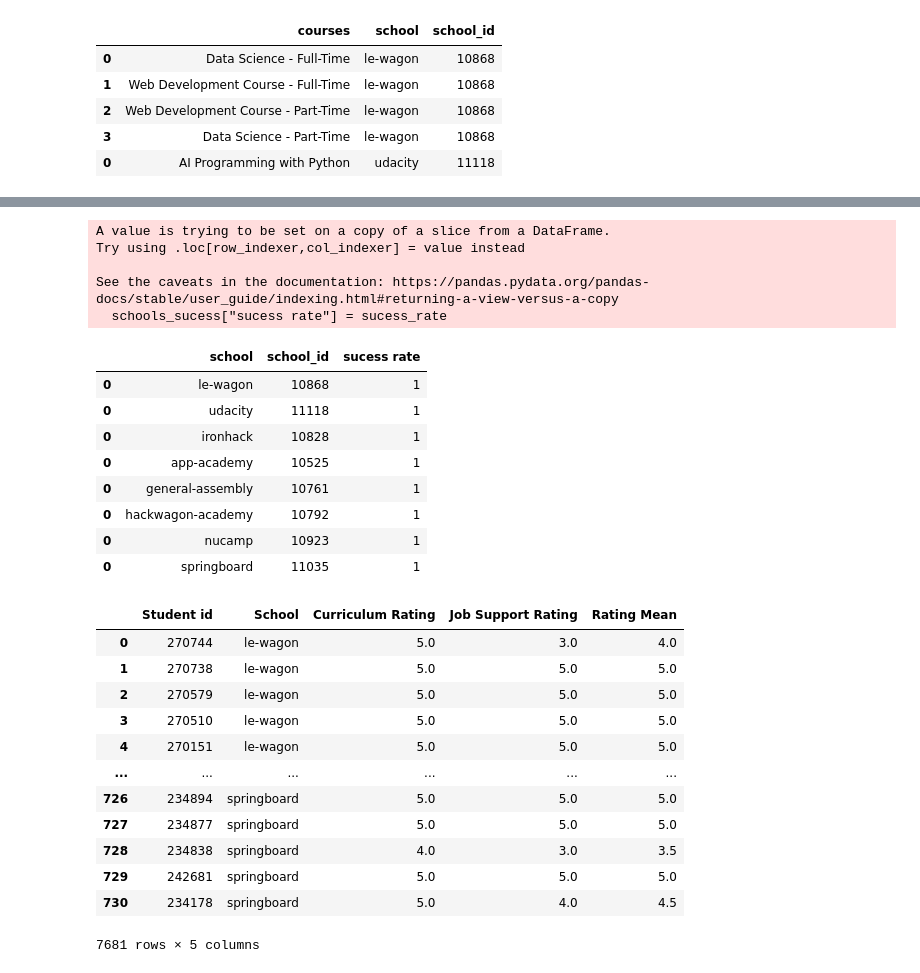
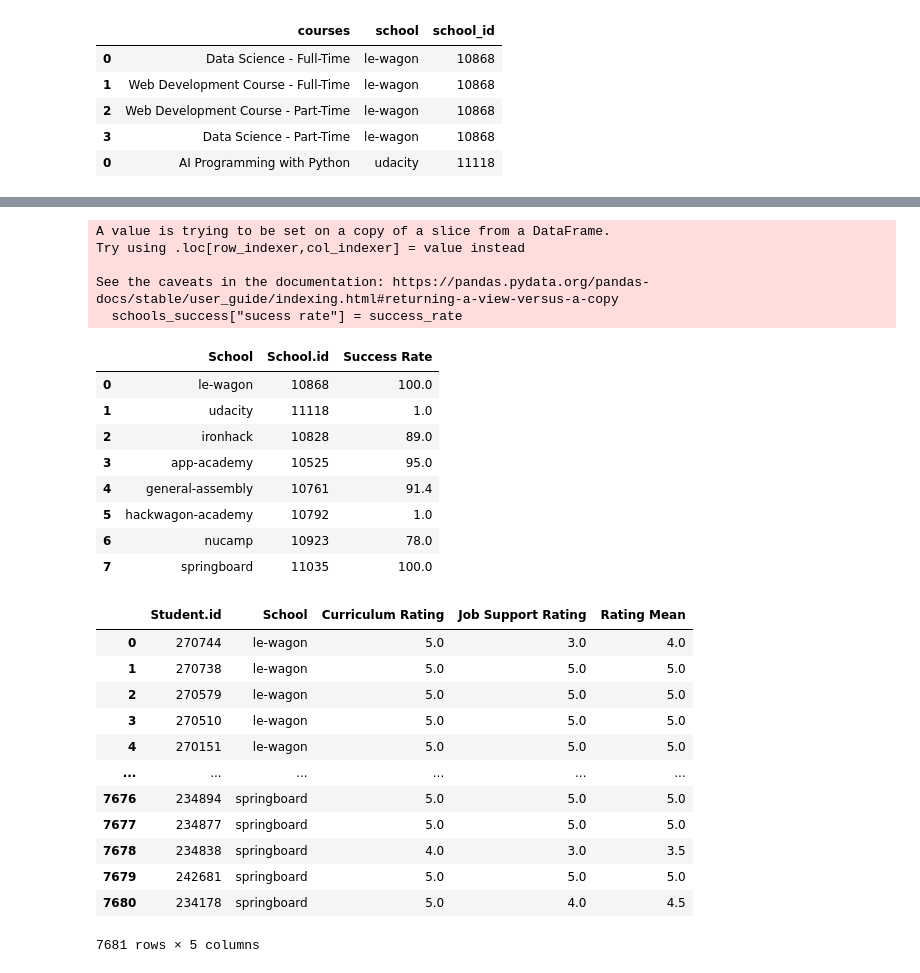
Before and after one commit to MariaEstebanDA/2nd-Project, a Jupyter notebook: 2nd Project_SQL.ipynb, the cells around one changed output, grey strips where cells are left out. Drawn from its saved outputs; the diff is of its cells as text; code cells hidden in the pictures.

```diff
--- a/2nd Project_SQL.ipynb
+++ b/2nd Project_SQL.ipynb
@@ -330,68 +361,82 @@ courses_cleaned
 # %%
 # Code to ADD the SUCESS RATE of each SCHOOL in the table they gave us SCHOOLS.
 
-# Setp 1: Populate the list with the SUCESS RATE from each school webpage. Same order as the courses!
+# Setp 1: Populate the list with the SUCESS RATE from each school webpage. Same order as the schools!
 
-sucess_rate = [1,1,1,1,1,1,1,1]
+success_rate = [100,1,89.0,95.0,91.4,1,78.0,100]
 
 # Step 2: Creation of a new table based on the SCHOOLS one. (Dropping no needed columns from table SCHOOLS)
 
-schools_sucess = schools[["school", "school_id"]]
+schools_success = schools[["school", "school_id"]]
 
 # Step 3: Add the sucess rate column in the NEW table - schools unique
 
 # Added the average wages rate column
 
-schools_sucess["sucess rate"] = sucess_rate
+schools_success["sucess rate"] = success_rate
 
-schools_sucess
+schools_success = schools_success.reset_index(drop=True)
+
+schools_success = schools_success.rename(columns = {"school": "School", "school_id": "School.id", "sucess rate": "Success Rate"})
+
+schools_success
 # %% [output]
 A value is trying to be set on a copy of a slice from a DataFrame.
 Try using .loc[row_indexer,col_indexer] = value instead
 
 See the caveats in the documentation: https://pandas.pydata.org/pandas-docs/stable/user_guide/indexing.html#returning-a-view-versus-a-copy
-  schools_sucess["sucess rate"] = sucess_rate
+  schools_success["sucess rate"] = success_rate
-|  | school | school_id | sucess rate |
-| 0 | le-wagon | 10868 | 1 |
-| 0 | udacity | 11118 | 1 |
-| 0 | ironhack | 10828 | 1 |
-| 0 | app-academy | 10525 | 1 |
-| 0 | general-assembly | 10761 | 1 |
-| 0 | hackwagon-academy | 10792 | 1 |
-| 0 | nucamp | 10923 | 1 |
-| 0 | springboard | 11035 | 1 |
+|  | School | School.id | Success Rate |
+| 0 | le-wagon | 10868 | 100.0 |
+| 1 | udacity | 11118 | 1.0 |
+| 2 | ironhack | 10828 | 89.0 |
+| 3 | app-academy | 10525 | 95.0 |
+| 4 | general-assembly | 10761 | 91.4 |
+| 5 | hackwagon-academy | 10792 | 1.0 |
+| 6 | nucamp | 10923 | 78.0 |
+| 7 | springboard | 11035 | 100.0 |
 # %%
 # Code for the CLEANING of the COMMENTS table --> comments_cleaned
 
-comments = comments.rename(columns = {'id': 'Student id', 'curriculum': 'Curriculum Rating', 'jobSupport': 'Job Support Rating', 'school': 'School'})
-comments_cleaned = comments[['Student id','School', 'Curriculum Rating', 'Job Support Rating']]#, 'Rating Mean'
-comments_cleaned = comments_cleaned.fillna(value = {'Curriculum Rating': 1.0, 'Job Support Rating': 1.0})
+comments = comments.rename(columns = {"id": "Student id", "curriculum": "Curriculum Rating", "jobSupport": "Job Support Rating", "school": "School"})
+
+comments_cleaned = comments[["Student id","School", "Curriculum Rating", "Job Support Rating"]]#, 'Rating Mean'
+
+comments_cleaned = comments_cleaned.rename(columns = {"Student id": "Student.id"})
+
+comments_cleaned = comments_cleaned.fillna(value = {"Curriculum Rating": 1.0, "Job Support Rating": 1.0})
+
 list_curriculum = []
+
 list_job_support = []
+
 mean_curriculum_jub_support = []
 
-for i in comments_cleaned['Curriculum Rating']:
+for i in comments_cleaned["Curriculum Rating"]:
     list_curriculum.append(float(i))
 
-for a in comments_cleaned['Job Support Rating']:
+for a in comments_cleaned["Job Support Rating"]:
     list_job_support.append(float(a))
 
 for b in range(len(list_curriculum)):
     mean_curriculum_jub_support.append((list_curriculum[b] + list_job_support[b]) / 2)
 
 comments_cleaned["Rating Mean"] = mean_curriculum_jub_support
+
+comments_cleaned = comments_cleaned.reset_index(drop=True)
+
 comments_cleaned
 # %% [output]
-|  | Student id | School | Curriculum Rating | Job Support Rating | Rating Mean |
+|  | Student.id | School | Curriculum Rating | Job Support Rating | Rating Mean |
 | 0 | 270744 | le-wagon | 5.0 | 3.0 | 4.0 |
 | 1 | 270738 | le-wagon | 5.0 | 5.0 | 5.0 |
 | 2 | 270579 | le-wagon | 5.0 | 5.0 | 5.0 |
 | 3 | 270510 | le-wagon | 5.0 | 5.0 | 5.0 |
 | 4 | 270151 | le-wagon | 5.0 | 5.0 | 5.0 |
 | ... | ... | ... | ... | ... | ... |
-| 726 | 234894 | springboard | 5.0 | 5.0 | 5.0 |
-| 727 | 234877 | springboard | 5.0 | 5.0 | 5.0 |
-| 728 | 234838 | springboard | 4.0 | 3.0 | 3.5 |
-| 729 | 242681 | springboard | 5.0 | 5.0 | 5.0 |
-| 730 | 234178 | springboard | 5.0 | 4.0 | 4.5 |
+| 7676 | 234894 | springboard | 5.0 | 5.0 | 5.0 |
+| 7677 | 234877 | springboard | 5.0 | 5.0 | 5.0 |
+| 7678 | 234838 | springboard | 4.0 | 3.0 | 3.5 |
+| 7679 | 242681 | springboard | 5.0 | 5.0 | 5.0 |
+| 7680 | 234178 | springboard | 5.0 | 4.0 | 4.5 |
 7681 rows × 5 columns
```
Also changed, not shown: parts of 5 cells of this notebook.
